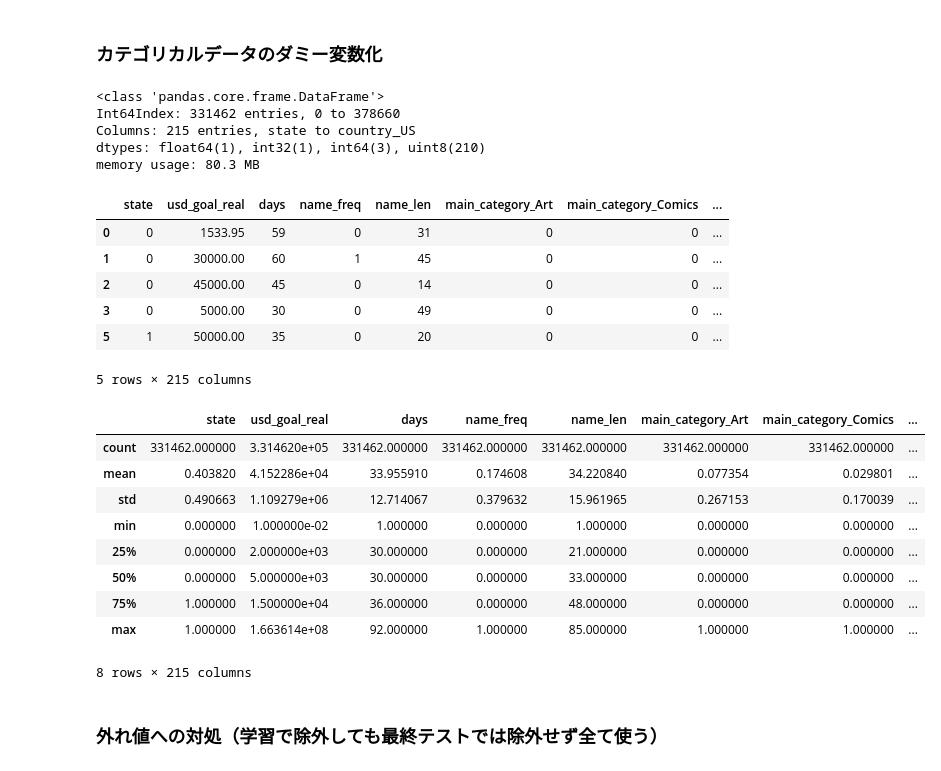
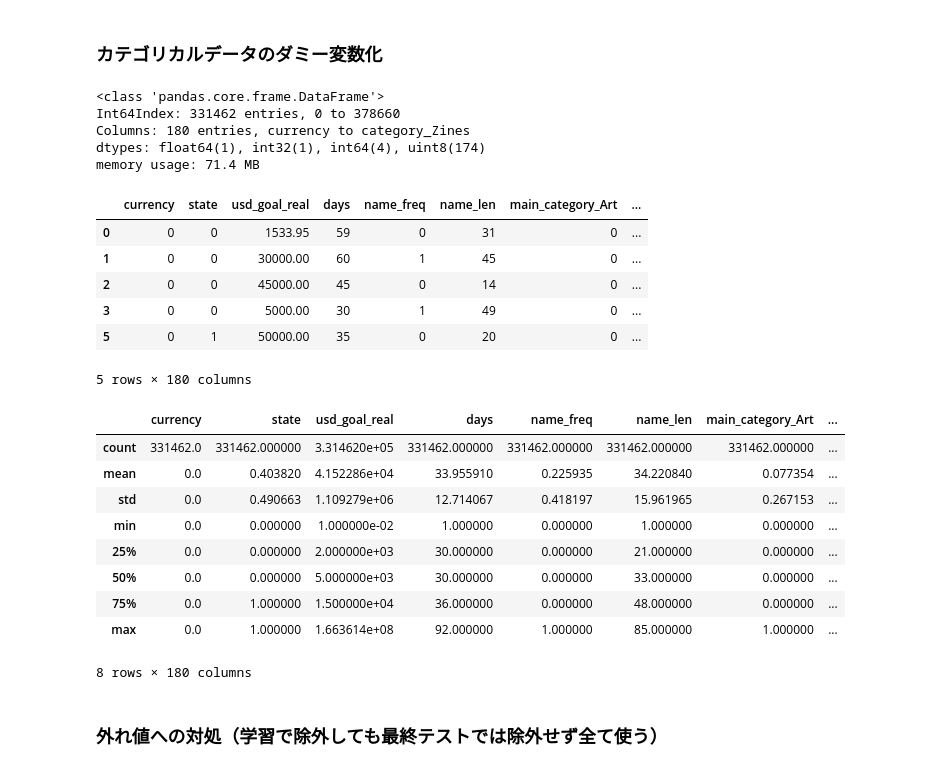
Before and after one commit to Gleny44/SUAI, a Jupyter notebook: Day3_work_谷吉智.ipynb, the cells around one changed output. Cells and saved outputs as stored; diff of their text form; code cells hidden in the pictures.

```diff
--- a/Day3_work_谷吉智.ipynb
+++ b/Day3_work_谷吉智.ipynb
@@ -111,6 +124,10 @@ df = df.drop(drop_index)
 df.loc[df["state"]=="successful","state"] = 1
 df.loc[df["state"]=="failed","state"] = 0
 
+# "currency"が"USD"のものを1、その他を0とする。
+df.loc[df["currency"]=="USD","currency"] = 1
+df.loc[df["currency"]!="USD","currency"] = 0
+
 # display(df["state"].value_counts())
 # print(df[df["country"] == 'N,0"'].count()) # 210
 # %% [markdown]
@@ -155,16 +172,16 @@ pos = nltk.pos_tag(filtered_sentence)
 only_nn = [x for (x,y) in pos if y in ('NN')]
 freq = nltk.FreqDist(only_nn)
 # %%
-top = freq.most_common(50)
+top = freq.most_common(100)
 labels, values = zip(*top)
 print(labels)
 
-# nameがtop50を含んでいたら"name_freq"を1とする
+# nameがtop100を含んでいたら"name_freq"を1とする
 pattern = '|'.join(labels)
 # print(pattern)
 df["name_freq"] = df["name"].str.contains(pattern)
 df["name_freq"] = df["name_freq"] * 1
-# df.head(50)
+# df.head(100)
 # %% [output]
 ('film', 'album', 'project', 'book', 'game', 'music', 'debut', 'art', 'world', 'help', 'record', 'cd', 'series', 'life', 'video', 'ep', 'story', 'studio', 'edition', 'dance', 'tour', 'show', 'city', ' ...
 # %% [markdown]
@@ -174,36 +191,36 @@ df["name_len"]=df["name"].str.len()
 # %% [markdown]
 ### カテゴリカルデータのダミー変数化
 # %%
-df_dummy = pd.get_dummies(df[["main_category","category","currency","country"]])
+df_dummy = pd.get_dummies(df[["main_category","category"]])
 df2 = pd.concat([df,df_dummy],axis=1)
-df2 = df2.drop(["ID","name","backers","main_category","category","country","currency","deadline","launched","launched_year","usd_pledged_real","pledged","usd pledged","goal"],axis=1)
+df2 = df2.drop(["ID","name","backers","main_category","category","country","deadline","launched","launched_year","usd_pledged_real","pledged","usd pledged","goal"],axis=1)
 df2.info()
 display(df2.head())
 display(df2.describe())
 # display(df2.isnull().sum())
 # %% [output]
 <class 'pandas.core.frame.DataFrame'>
 Int64Index: 331462 entries, 0 to 378660
-Columns: 215 entries, state to country_US
-dtypes: float64(1), int32(1), int64(3), uint8(210)
-memory usage: 80.3 MB
+Columns: 180 entries, currency to category_Zines
+dtypes: float64(1), int32(1), int64(4), uint8(174)
+memory usage: 71.4 MB
-|  | state | usd_goal_real | days | name_freq | name_len | main_category_Art | main_category_Comics | ... |
-| 0 | 0 | 1533.95 | 59 | 0 | 31 | 0 | 0 | ... |
-| 1 | 0 | 30000.00 | 60 | 1 | 45 | 0 | 0 | ... |
-| 2 | 0 | 45000.00 | 45 | 0 | 14 | 0 | 0 | ... |
-| 3 | 0 | 5000.00 | 30 | 0 | 49 | 0 | 0 | ... |
-| 5 | 1 | 50000.00 | 35 | 0 | 20 | 0 | 0 | ... |
+|  | currency | state | usd_goal_real | days | name_freq | name_len | main_category_Art | ... |
+| 0 | 0 | 0 | 1533.95 | 59 | 0 | 31 | 0 | ... |
+| 1 | 0 | 0 | 30000.00 | 60 | 1 | 45 | 0 | ... |
+| 2 | 0 | 0 | 45000.00 | 45 | 0 | 14 | 0 | ... |
+| 3 | 0 | 0 | 5000.00 | 30 | 1 | 49 | 0 | ... |
+| 5 | 0 | 1 | 50000.00 | 35 | 0 | 20 | 0 | ... |
-5 rows × 215 columns
+5 rows × 180 columns
-|  | state | usd_goal_real | days | name_freq | name_len | main_category_Art | main_category_Comics | ... |
-| count | 331462.000000 | 3.314620e+05 | 331462.000000 | 331462.000000 | 331462.000000 | 331462.000000 | 331462.000000 | ... |
-| mean | 0.403820 | 4.152286e+04 | 33.955910 | 0.174608 | 34.220840 | 0.077354 | 0.029801 | ... |
-| std | 0.490663 | 1.109279e+06 | 12.714067 | 0.379632 | 15.961965 | 0.267153 | 0.170039 | ... |
-| min | 0.000000 | 1.000000e-02 | 1.000000 | 0.000000 | 1.000000 | 0.000000 | 0.000000 | ... |
-| 25% | 0.000000 | 2.000000e+03 | 30.000000 | 0.000000 | 21.000000 | 0.000000 | 0.000000 | ... |
-| 50% | 0.000000 | 5.000000e+03 | 30.000000 | 0.000000 | 33.000000 | 0.000000 | 0.000000 | ... |
-| 75% | 1.000000 | 1.500000e+04 | 36.000000 | 0.000000 | 48.000000 | 0.000000 | 0.000000 | ... |
-| max | 1.000000 | 1.663614e+08 | 92.000000 | 1.000000 | 85.000000 | 1.000000 | 1.000000 | ... |
+|  | currency | state | usd_goal_real | days | name_freq | name_len | main_category_Art | ... |
+| count | 331462.0 | 331462.000000 | 3.314620e+05 | 331462.000000 | 331462.000000 | 331462.000000 | 331462.000000 | ... |
+| mean | 0.0 | 0.403820 | 4.152286e+04 | 33.955910 | 0.225935 | 34.220840 | 0.077354 | ... |
+| std | 0.0 | 0.490663 | 1.109279e+06 | 12.714067 | 0.418197 | 15.961965 | 0.267153 | ... |
+| min | 0.0 | 0.000000 | 1.000000e-02 | 1.000000 | 0.000000 | 1.000000 | 0.000000 | ... |
+| 25% | 0.0 | 0.000000 | 2.000000e+03 | 30.000000 | 0.000000 | 21.000000 | 0.000000 | ... |
+| 50% | 0.0 | 0.000000 | 5.000000e+03 | 30.000000 | 0.000000 | 33.000000 | 0.000000 | ... |
+| 75% | 0.0 | 1.000000 | 1.500000e+04 | 36.000000 | 0.000000 | 48.000000 | 0.000000 | ... |
+| max | 0.0 | 1.000000 | 1.663614e+08 | 92.000000 | 1.000000 | 85.000000 | 1.000000 | ... |
-8 rows × 215 columns
+8 rows × 180 columns
 # %% [markdown]
 ### 外れ値への対処（学習で除外しても最終テストでは除外せず全て使う）
 # %%
```
Also changed, not shown: parts of 38 cells of this notebook.
